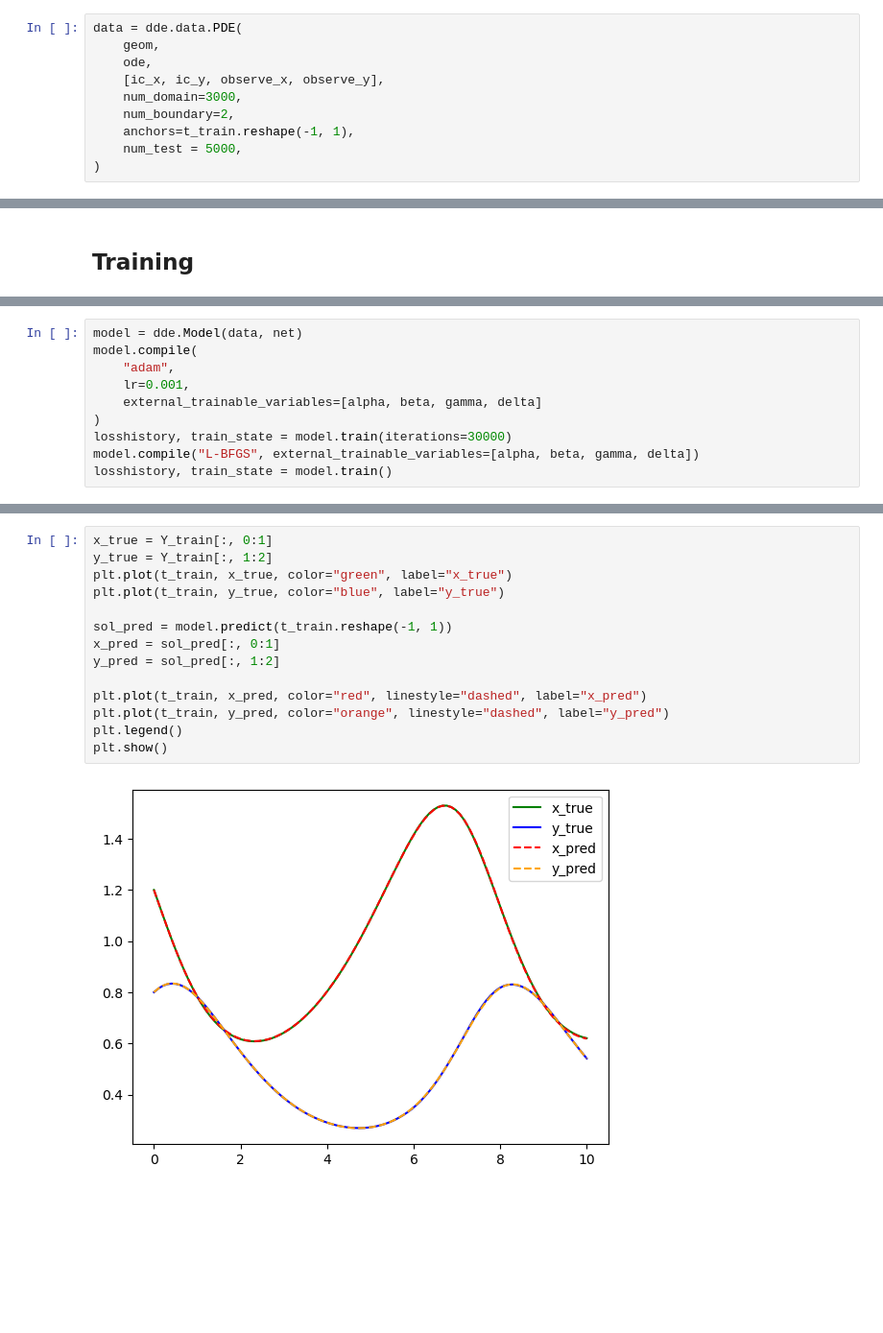
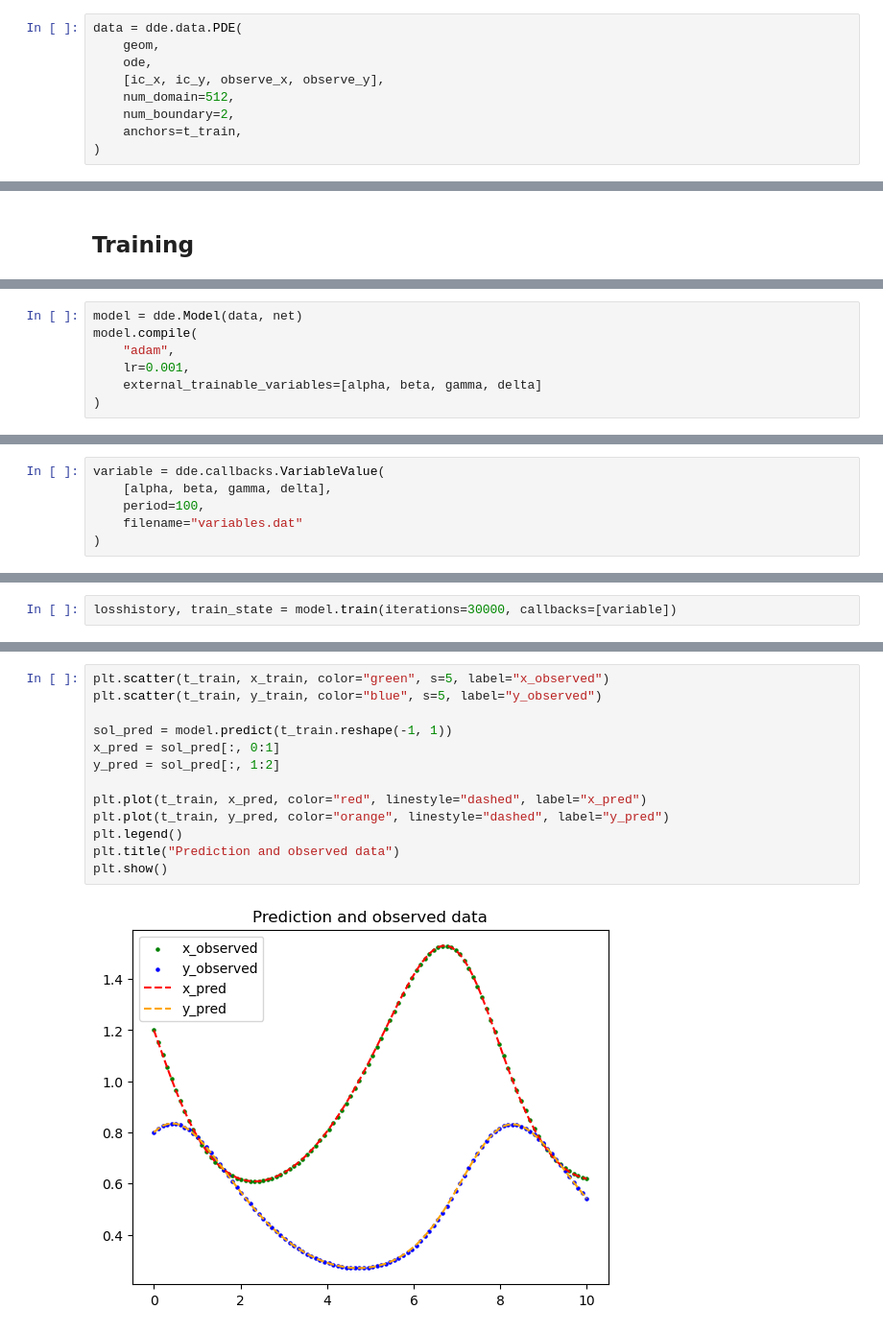
Before and after one commit to aoguedao/teaching-ml-diffeq, a Jupyter notebook: _sources/lessons/parameter_estimation.ipynb, the cells around one changed output, grey strips where cells are left out. Shown at 96% size. Saved outputs shown, nothing was run; the diff lists cells and outputs as text; blank space fills up the shorter version.

```diff
--- a/_sources/lessons/parameter_estimation.ipynb
+++ b/_sources/lessons/parameter_estimation.ipynb
@@ -125,10 +120,9 @@ data = dde.data.PDE(
     geom,
     ode,
     [ic_x, ic_y, observe_x, observe_y],
-    num_domain=3000,
+    num_domain=512,
     num_boundary=2,
-    anchors=t_train.reshape(-1, 1),
-    num_test = 5000,
+    anchors=t_train,
 )
 # %% [markdown]
 Now we can define our neural network
@@ -149,9 +143,6 @@ model.compile(
     lr=0.001,
     external_trainable_variables=[alpha, beta, gamma, delta]
 )
-losshistory, train_state = model.train(iterations=30000)
-model.compile("L-BFGS", external_trainable_variables=[alpha, beta, gamma, delta])
-losshistory, train_state = model.train()
 # %% [output]
 Compiling model...
 Warning: For the backend tensorflow.compat.v1, `external_trainable_variables` is ignored, and all trainable ``tf.Variable`` objects are automatically collected.
@@ -232,0 +166,6 @@ Best model at step 30048:
+# %%
+variable = dde.callbacks.VariableValue(
+    [alpha, beta, gamma, delta],
+    period=100,
+    filename="variables.dat"
+)
@@ -232,0 +174,2 @@ Best model at step 30048:
+# %%
+losshistory, train_state = model.train(iterations=30000, callbacks=[variable])
@@ -237,16 +200,15 @@ dde.utils.external.plot_loss_history(losshistory)
 # %%
-x_true = Y_train[:, 0:1]
-y_true = Y_train[:, 1:2]
-plt.plot(t_train, x_true, color="green", label="x_true")
-plt.plot(t_train, y_true, color="blue", label="y_true")
+plt.scatter(t_train, x_train, color="green", s=5, label="x_observed")
+plt.scatter(t_train, y_train, color="blue", s=5, label="y_observed")
 
 sol_pred = model.predict(t_train.reshape(-1, 1))
 x_pred = sol_pred[:, 0:1]
 y_pred = sol_pred[:, 1:2]
 
 plt.plot(t_train, x_pred, color="red", linestyle="dashed", label="x_pred")
 plt.plot(t_train, y_pred, color="orange", linestyle="dashed", label="y_pred")
 plt.legend()
+plt.title("Prediction and observed data")
 plt.show()
 # %% [output]
-[figure, old version]
+[figure, new version]
```
Also changed, not shown: parts of 30 cells of this notebook, 18 other files.
